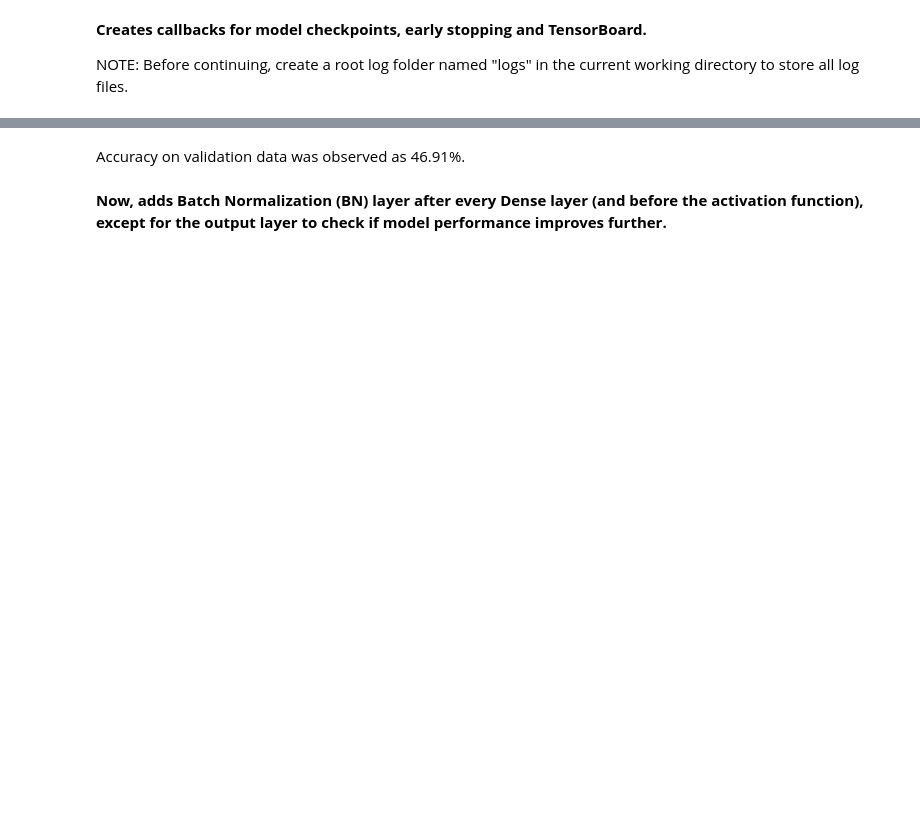
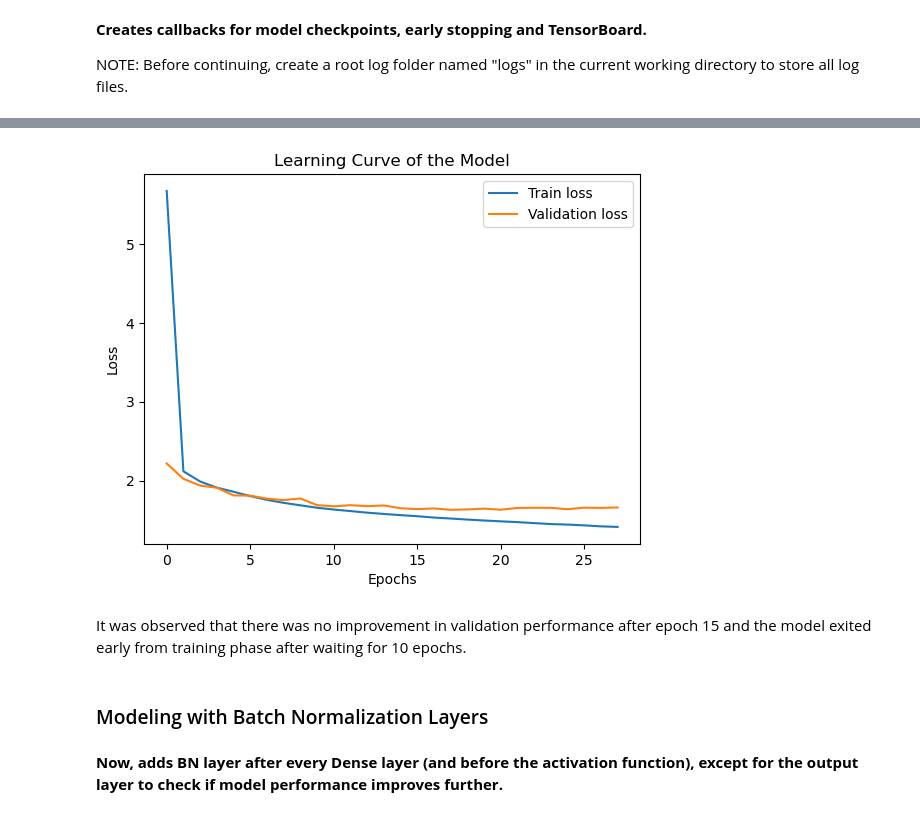
Before and after one commit to PradipKumarDas/Teaching, a Jupyter notebook: 21AML171-Deep_Learning/1_dnn_training-practical_1.ipynb, the cells around one changed output, grey strips where cells are left out. Cells and saved outputs as stored; diff of their text form; code cells hidden in the pictures; blank space fills up the shorter version.

Commit message:
Revised notebook on modeling with batch normalization layers were added.

```diff
--- a/21AML171-Deep_Learning/1_dnn_training-practical_1.ipynb
+++ b/21AML171-Deep_Learning/1_dnn_training-practical_1.ipynb
@@ -18,7 +15,7 @@ import matplotlib.pyplot as plt
 # Loads CIFAR10 dataset
 # Note that first time download may take several minutes to complete
 
-cifar10 = cifar10.load_data()
+cifar10 = tf.keras.datasets.cifar10.load_data()
 # %%
 # Considering dataset is organized in tuple, items are referenced as follows
 (X_train_full, y_train_full), (X_test, y_test) = cifar10
@@ -54,8 +57,9 @@ model.add(tf.keras.layers.Dense(10, activation="softmax"))
 # %%
 # Sets the model optimizer and compiles it specific loss function and metric
 
-optimizer = tf.keras.optimizers.Nadam(learning_rate=5e-5)
-model.compile(loss="sparse_categorical_crossentropy", optimizer=optimizer, metrics=["accuracy"])
+model.compile(loss="sparse_categorical_crossentropy",
+              optimizer=tf.keras.optimizers.Nadam(learning_rate=5e-5),
+              metrics=["accuracy"])
 # %% [markdown]
 **Creates callbacks for model checkpoints, early stopping and TensorBoard.**
 
@@ -73,16 +67,7 @@ def get_run_logdir(logdir="logs"):
 # %%
-# Gets the log path for current training run
-run_logdir = get_run_logdir()
-
 # Sets the path for the model weights to be stored into. Instead of storing weights across all batches,
 # only best weights gets saved.
 model_checkpoint_callback = tf.keras.callbacks.ModelCheckpoint("./model_weights/my_cifar10_model.keras", save_best_only=True)
 
-# Sets callback to stop training when model does improve after a certain number of training iterations
-early_stopping_callback = tf.keras.callbacks.EarlyStopping(patience=20, restore_best_weights=True)
-
-# Sets callback for TensorBoard especially to visualize learning curves
-tensorboard_callback = tf.keras.callbacks.TensorBoard(run_logdir)
-
-# Prepares list of callbacks to be passed into training process
-callbacks = [early_stopping_callback, model_checkpoint_callback, tensorboard_callback]
+# Sets callback to stop training when model does improve after a certain number of training iterations (e.g. 10 in this experiment)
+early_stopping_callback = tf.keras.callbacks.EarlyStopping(patience=10, restore_best_weights=True)
@@ -99,4 +74,6 @@ callbacks = [early_stopping_callback, model_checkpoint_callback, tensorboard_cal
 # %%
 # Starts model training process over specified training, validation data and callbacks
-model.fit(X_train, y_train, epochs=100, validation_data=(X_val, y_val), callbacks=callbacks)
+model_history = model.fit(X_train, y_train, epochs=50,
+                          validation_data=(X_val, y_val),
+                          callbacks=[early_stopping_callback, model_checkpoint_callback])
 # %% [output]
@@ -124,7 +97,21 @@ model.evaluate(X_val, y_val)
-# %% [markdown]
-Accuracy on validation data was observed as 46.91%.
+# %%
+# Visualizes the training and validation performance over loss function
+
+plt.plot(model_history.history["loss"], label="Train loss")
+plt.plot(model_history.history["val_loss"], label="Validation loss")
+plt.xlabel("Epochs")
+plt.ylabel("Loss")
+plt.legend()
+plt.title("Learning Curve of the Model")
+plt.show()
+# %% [output]
+[figure, added]
+# %% [markdown]
+It was observed that there was no improvement in validation performance after epoch 15 and the model exited early from training phase after waiting for 10 epochs.
+# %% [markdown]
+### Modeling with Batch Normalization Layers
 # %% [markdown]
-**Now, adds Batch Normalization (BN) layer after every Dense layer (and before the activation function), except for the output layer to check if model performance improves further.**
+**Now, adds BN layer after every Dense layer (and before the activation function), except for the output layer to check if model performance improves further.**
 # %%
 # Resets all the keras states
 tf.keras.backend.clear_session()
```
Also changed, not shown: parts of 25 cells of this notebook.
